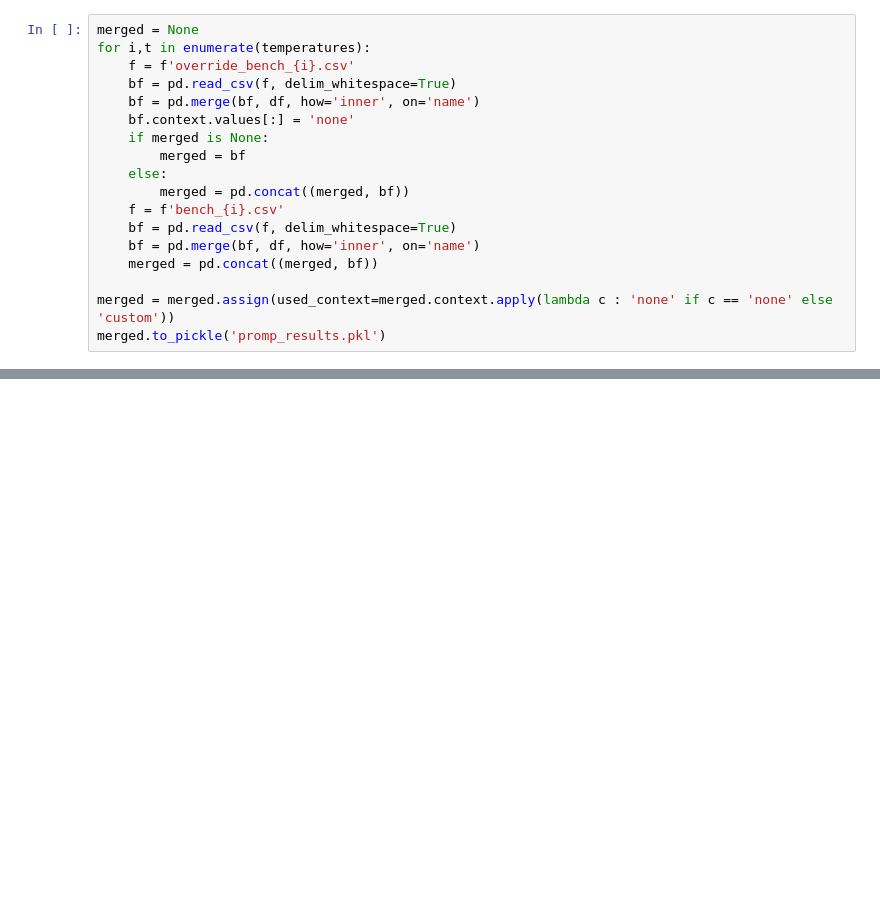
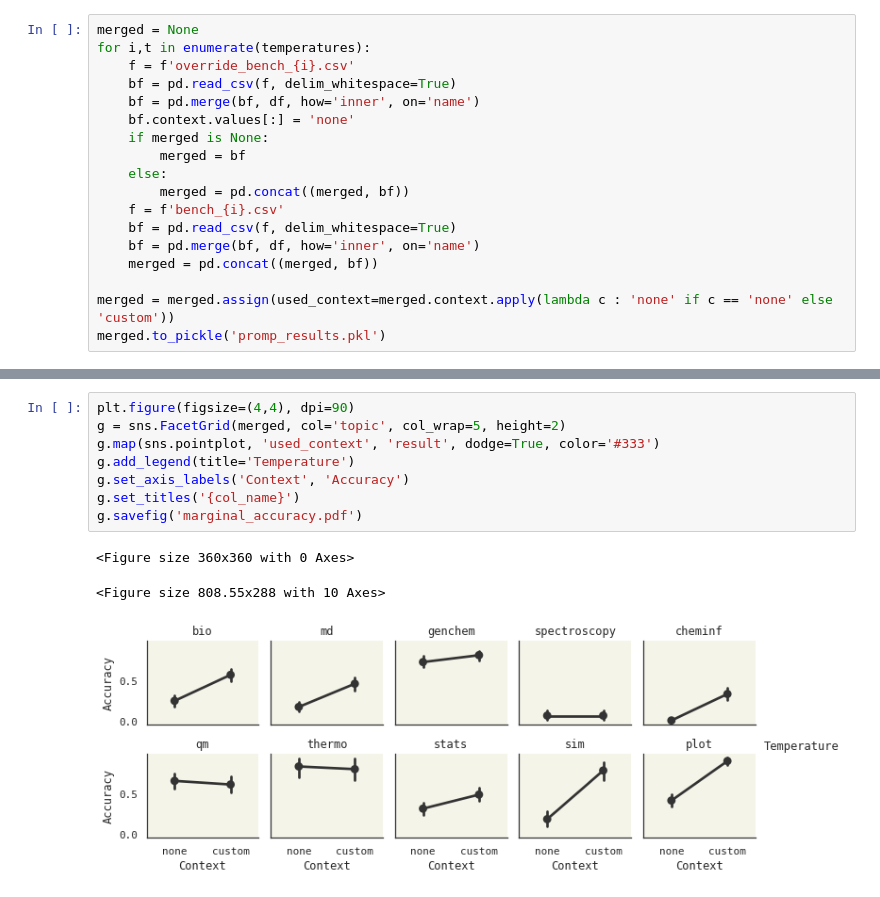
Before and after one commit to ur-whitelab/nlcc-data, a Jupyter notebook: paper/Prompts.ipynb, the cells around one changed output, grey strips where cells are left out. Cells and saved outputs as stored; diff of their text form; blank space fills up the shorter version.

```diff
--- a/paper/Prompts.ipynb
+++ b/paper/Prompts.ipynb
@@ -114,0 +134,12 @@ g.set_titles('{col_name}')
+# %%
+plt.figure(figsize=(4,4), dpi=90)
+g = sns.FacetGrid(merged, col='topic', col_wrap=5, height=2)
+g.map(sns.pointplot, 'used_context', 'result', dodge=True, color='#333')
+g.add_legend(title='Temperature')
+g.set_axis_labels('Context', 'Accuracy')
+g.set_titles('{col_name}')
+g.savefig('marginal_accuracy.pdf')
+# %% [output]
+<Figure size 360x360 with 0 Axes>
+<Figure size 808.55x288 with 10 Axes>
+[figure, added]
```
Also changed, not shown: parts of 2 cells of this notebook, 1 other file.
